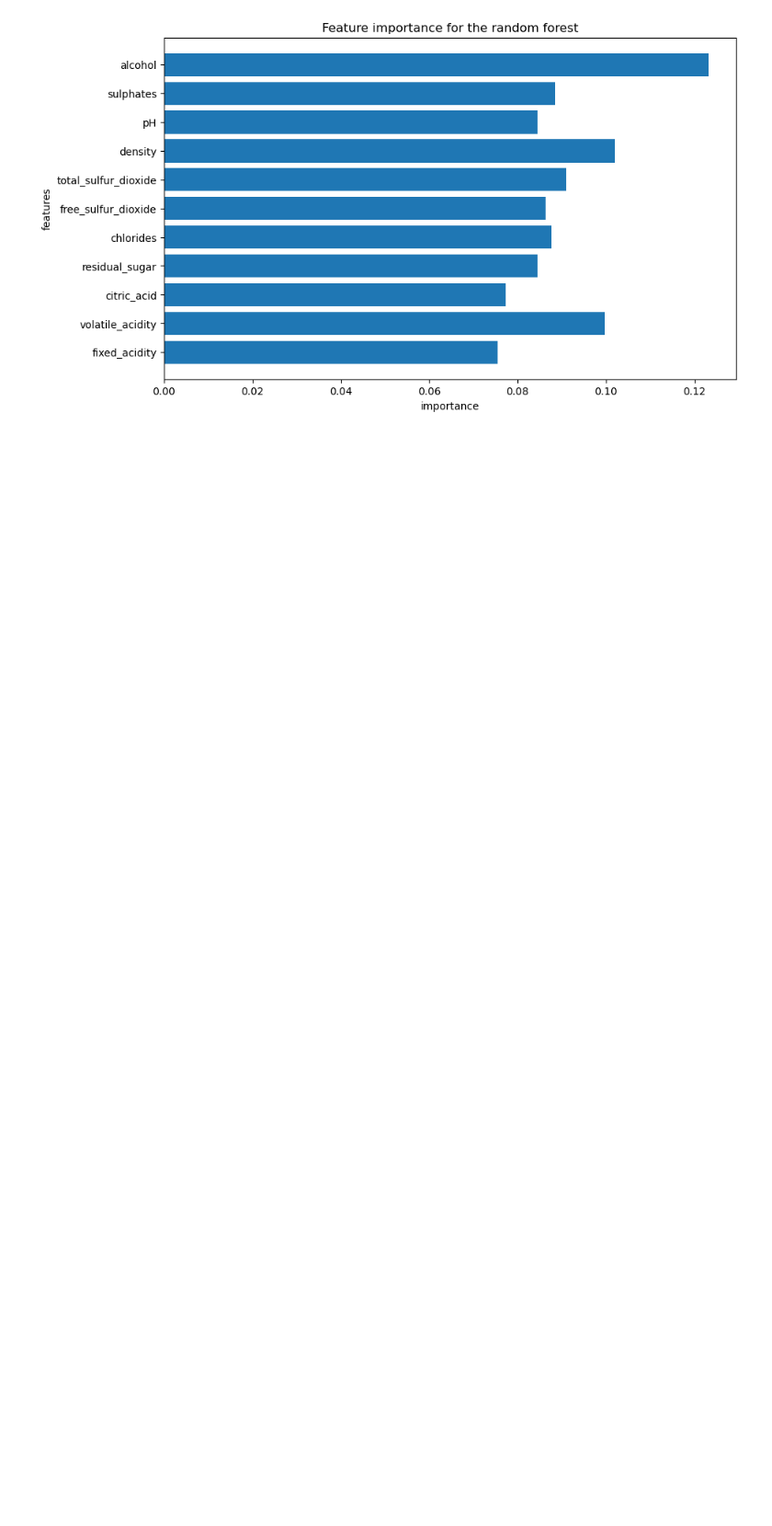
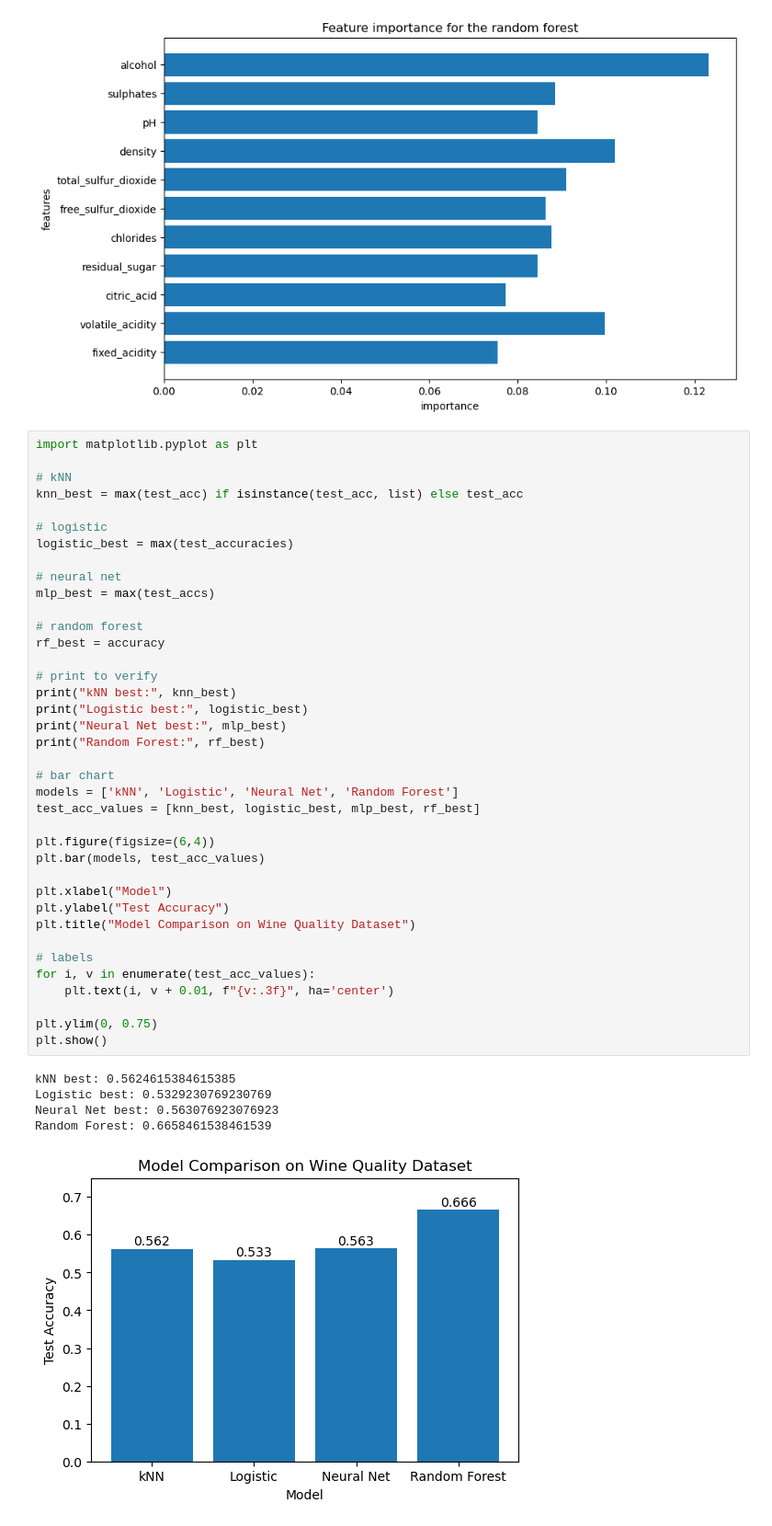
Before and after one commit to mxxntiny/ML_winter26, a Jupyter notebook: ML_project.ipynb, the cells around one changed output. Shown at 92% size. Cells and saved outputs as stored; diff of their text form; blank space fills up the shorter version.

Commit message:
added model comparison bar graph

```diff
--- a/ML_project.ipynb
+++ b/ML_project.ipynb
@@ -310,3 +310,47 @@ plt.show()
 Random Forest Accuracy: 0.6658
 [figure]
 [figure]
+# %%
+import matplotlib.pyplot as plt
+
+# kNN
+knn_best = max(test_acc) if isinstance(test_acc, list) else test_acc
+
+# logistic
+logistic_best = max(test_accuracies)
+
+# neural net
+mlp_best = max(test_accs)
+
+# random forest
+rf_best = accuracy
+
+# print to verify
+print("kNN best:", knn_best)
+print("Logistic best:", logistic_best)
+print("Neural Net best:", mlp_best)
+print("Random Forest:", rf_best)
+
+# bar chart
+models = ['kNN', 'Logistic', 'Neural Net', 'Random Forest']
+test_acc_values = [knn_best, logistic_best, mlp_best, rf_best]
+
+plt.figure(figsize=(6,4))
+plt.bar(models, test_acc_values)
+
+plt.xlabel("Model")
+plt.ylabel("Test Accuracy")
+plt.title("Model Comparison on Wine Quality Dataset")
+
+# labels
+for i, v in enumerate(test_acc_values):
+    plt.text(i, v + 0.01, f"{v:.3f}", ha='center')
+
+plt.ylim(0, 0.75)
+plt.show()
+# %% [output]
+kNN best: 0.5624615384615385
+Logistic best: 0.5329230769230769
+Neural Net best: 0.563076923076923
+Random Forest: 0.6658461538461539
+[figure, added]
```
